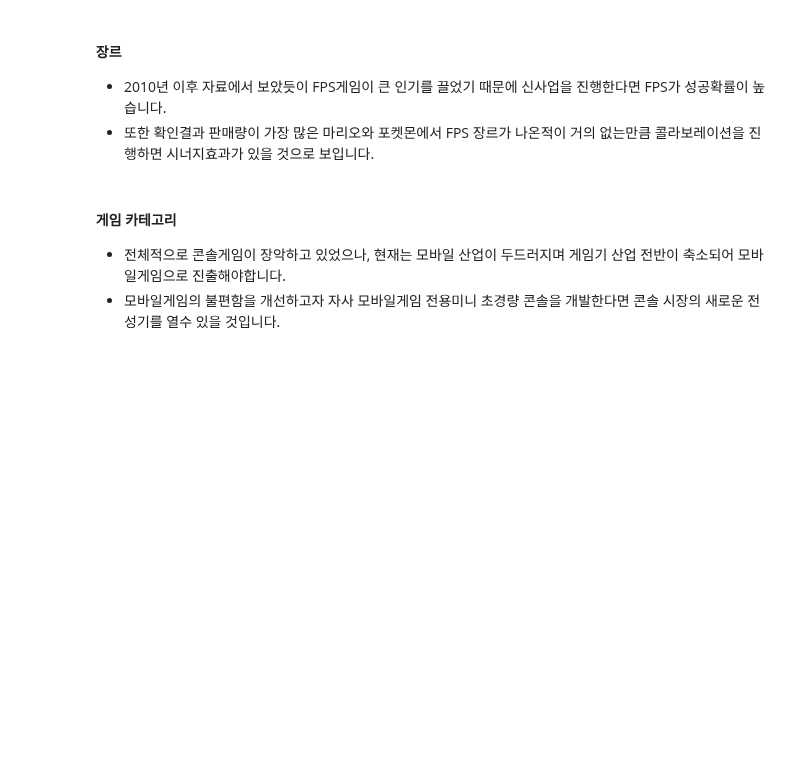
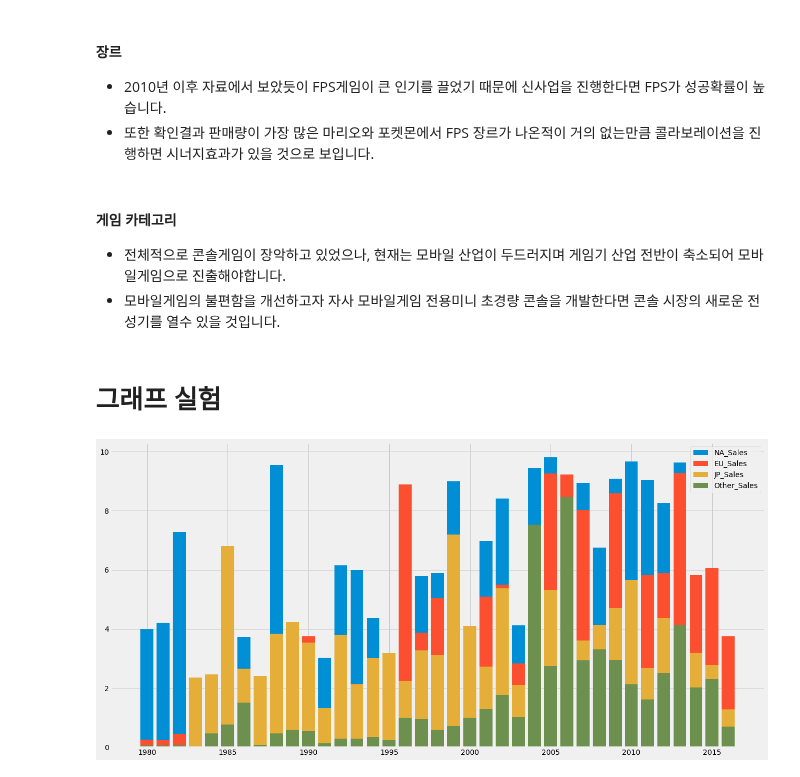
Before and after one commit to ev1025/Code_States_Study, a Jupyter notebook: Section1_Project_2일차.ipynb, the cells around one changed output. Saved outputs shown, nothing was run; the diff lists cells and outputs as text; code cells hidden in the pictures; blank space fills up the shorter version.

```diff
--- a/Section1_Project_2일차.ipynb
+++ b/Section1_Project_2일차.ipynb
@@ -453,3 +456,17 @@ plt.show();
 #### 게임 카테고리
 - 전체적으로 콘솔게임이 장악하고 있었으나, 현재는 모바일 산업이 두드러지며 게임기 산업 전반이 축소되어 모바일게임으로 진출해야합니다.
 - 모바일게임의 불편함을 개선하고자 자사 모바일게임 전용미니 초경량 콘솔을 개발한다면 콘솔 시장의 새로운 전성기를 열수 있을 것입니다.
+# %% [markdown]
+# 그래프 실험
+# %%
+# 년도별 나라별 판매량(바플롯 중복)
+plt.figure(figsize=(20,10))
+
+plt.bar( df['Year'],df['NA_Sales'])
+plt.bar( df['Year'],df['EU_Sales'])
+plt.bar( df['Year'],df['JP_Sales'])
+plt.bar( df['Year'],df['Other_Sales'])
+plt.legend(df.columns[5:9])
+plt.show();
+# %% [output]
+[figure, added]
```
Also changed, not shown: parts of 8 cells of this notebook.
